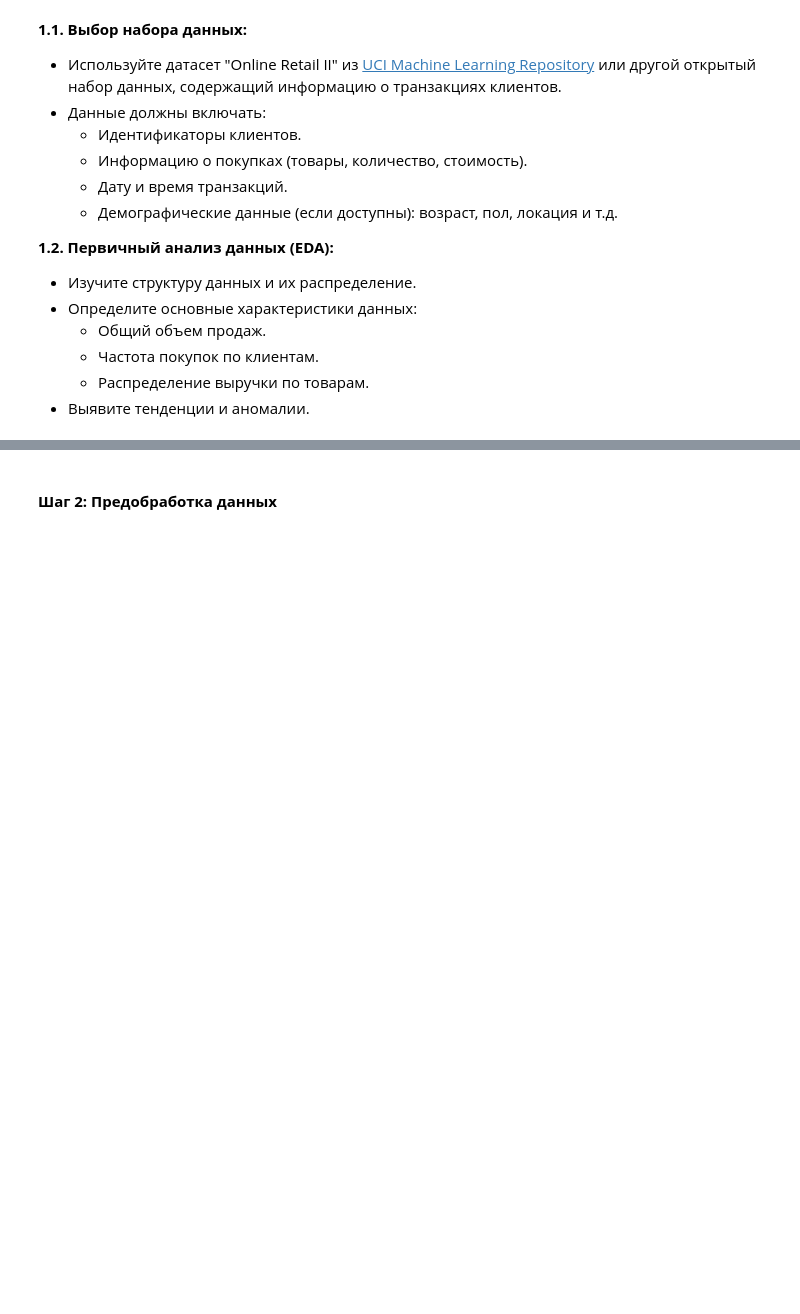
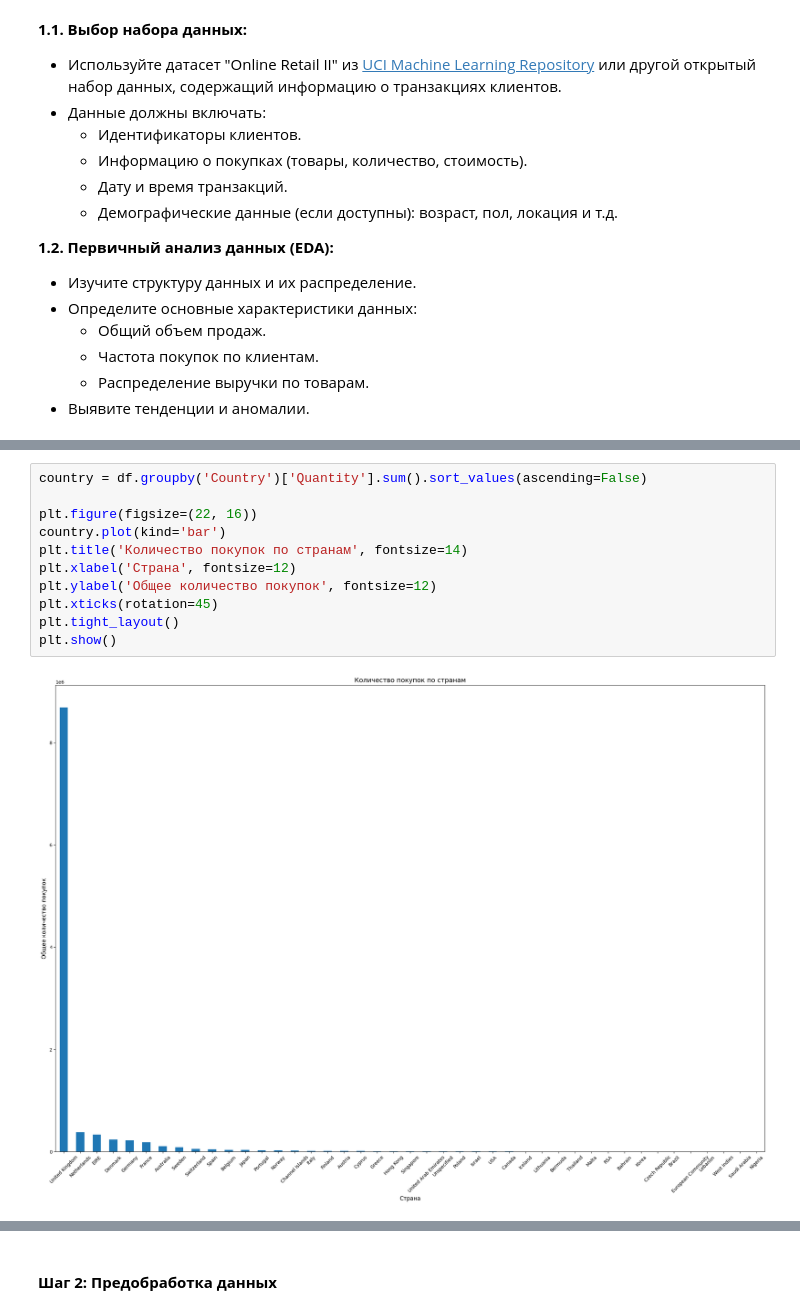
Before and after one commit to mixa15341/Data_Minimg, a Jupyter notebook: 10/Практическая_работа_№10_Анализ_и_сегментация_клиентов_с_помощью_алгоритмов_кластеризации.ipynb, the cells around one changed output, grey strips where cells are left out. Cells and saved outputs as stored; diff of their text form; blank space fills up the shorter version.

```diff
--- a/10/Практическая_работа_№10_Анализ_и_сегментация_клиентов_с_помощью_алгоритмов_кластеризации.ipynb
+++ b/10/Практическая_работа_№10_Анализ_и_сегментация_клиентов_с_помощью_алгоритмов_кластеризации.ipynb
@@ -45,0 +165,13 @@
+# %%
+country = df.groupby('Country')['Quantity'].sum().sort_values(ascending=False)
+
+plt.figure(figsize=(22, 16))
+country.plot(kind='bar')
+plt.title('Количество покупок по странам', fontsize=14)
+plt.xlabel('Страна', fontsize=12)
+plt.ylabel('Общее количество покупок', fontsize=12)
+plt.xticks(rotation=45)
+plt.tight_layout()
+plt.show()
+# %% [output]
+[figure, added]
```
Also changed, not shown: parts of 55 cells of this notebook.
